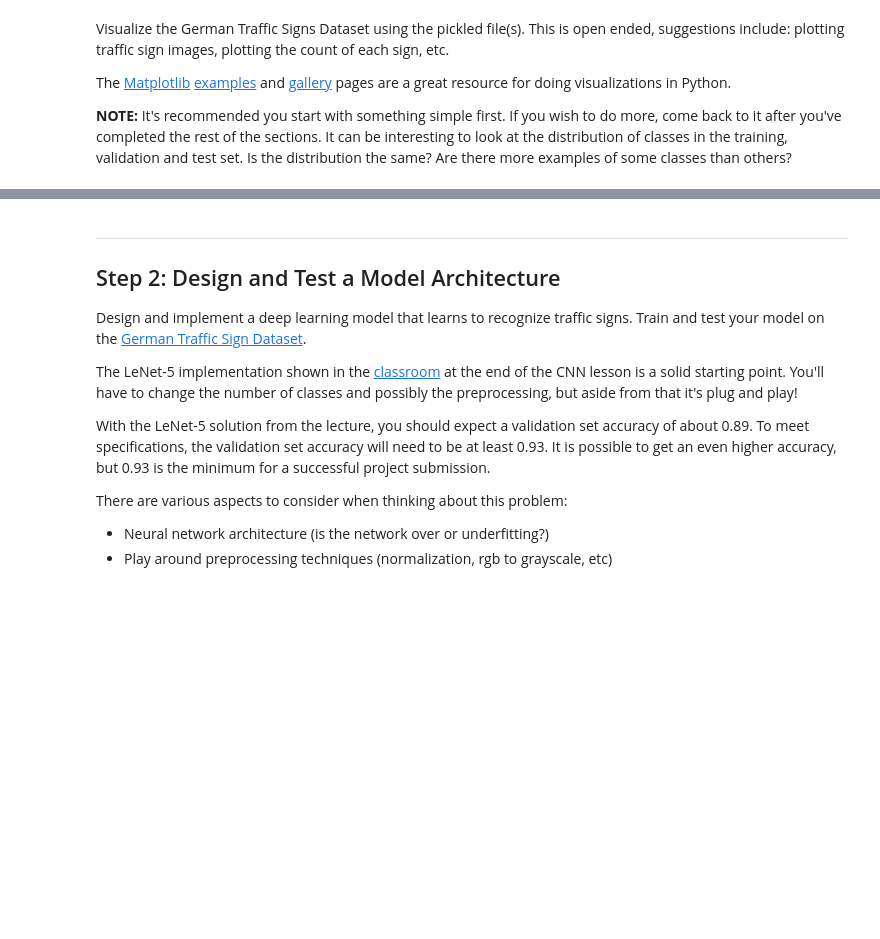
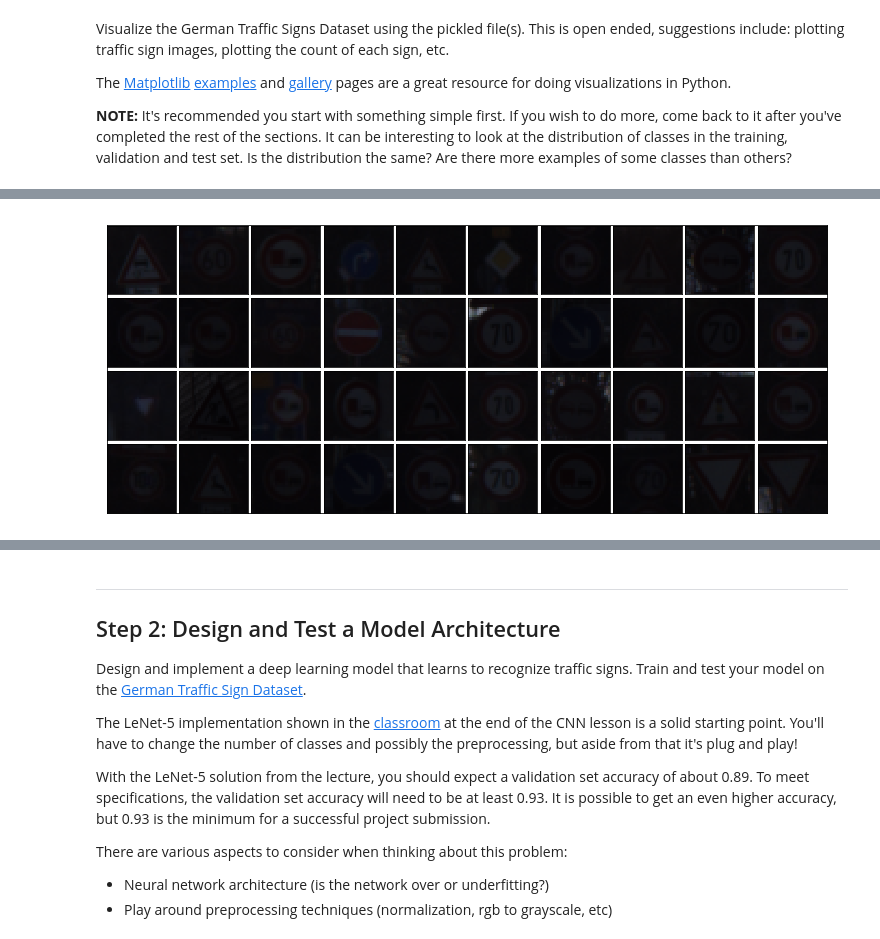
Before and after one commit to turangojayev/CarND-Traffic-Sign-Classifier-Project, a Jupyter notebook: Traffic_Sign_Classifier.ipynb, the cells around one changed output, grey strips where cells are left out. Cells and saved outputs as stored; diff of their text form; code cells hidden in the pictures; blank space fills up the shorter version.

```diff
--- a/Traffic_Sign_Classifier.ipynb
+++ b/Traffic_Sign_Classifier.ipynb
@@ -148,0 +154,17 @@ plt.imshow(X_train[12300])
+# %%
+def plot_selected(images, rows):
+    columns = len(images) / rows
+    fig = plt.figure(figsize=(columns, rows))
+    plt.xticks([])
+    plt.yticks([])
+    fig.subplots_adjust(left=0, right=1, bottom=0, top=1, hspace=0.05, wspace=0.05)
+    for i in range(len(images)):
+        axis = fig.add_subplot(rows, columns, i + 1, xticks=[], yticks=[])
+        axis.imshow(images[i], cmap='gray' if len(images[i].shape)==2 else None)
+
+sums = np.sum(X_train, axis=(1, 2, 3))
+indices_of_dark_images = np.where(sums < 50000)[0]
+random_dark_images = X_train[np.random.choice(indices_of_dark_images, size=40)]
+plot_selected(random_dark_images, rows=4)
+# %% [output]
+[figure, added]
```
Also changed, not shown: parts of 10 cells of this notebook, 2 other files.
